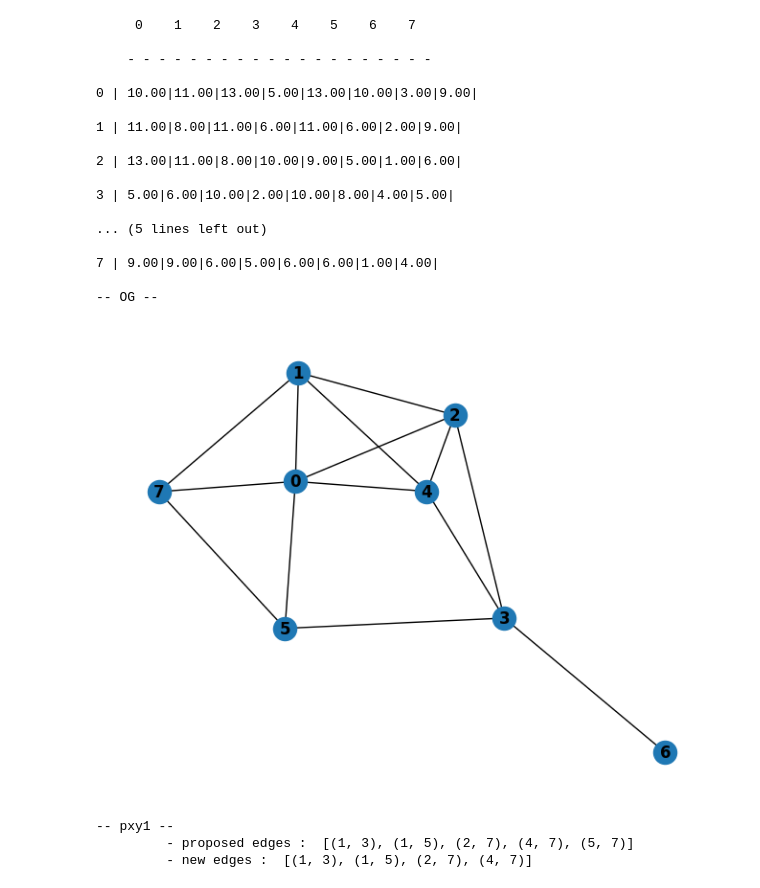
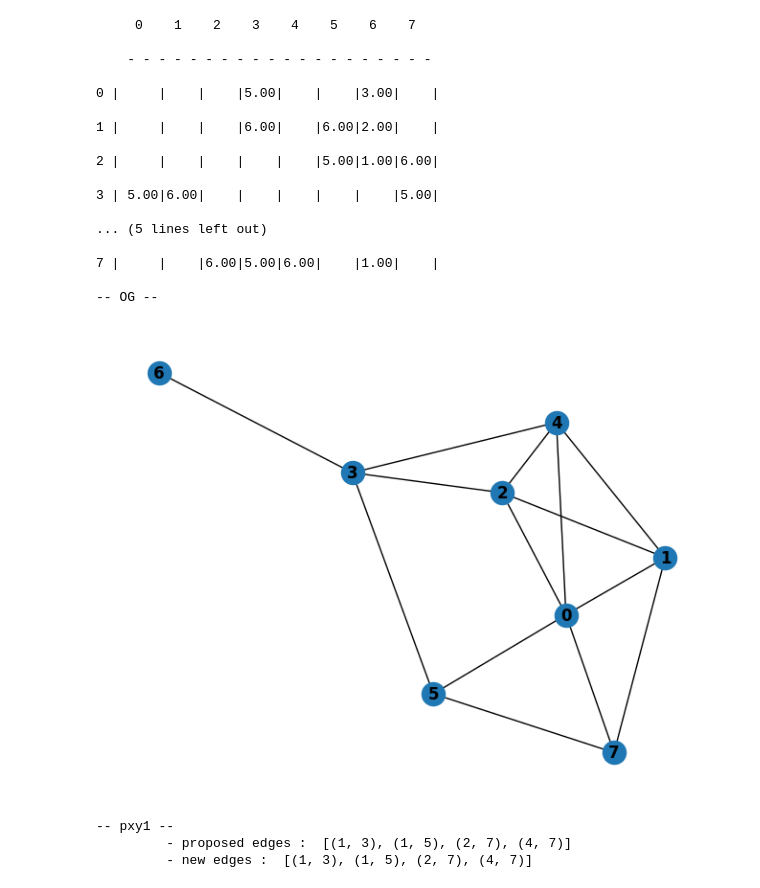
Before and after one commit to Ploenypp/PPI-L3, a Jupyter notebook: pxy.ipynb, the cells around one changed output. Drawn from its saved outputs; the diff is of its cells as text; code cells hidden in the pictures.

```diff
--- a/pxy.ipynb
+++ b/pxy.ipynb
@@ -71,29 +71,29 @@ g_func.graph(n2_list,pxy1.apply_method(n2_list,e2_list,pxy1.p1))
 # %%
 # GRAPH 3
-cn_ra_aa.print_scores(cn_ra_aa.scores_all(n3_list,e3_list,pxy1.p1))
+cn_ra_aa.print_scores(pxy1.scores_non_adj(n3_list,e3_list,pxy1.p1))
 print("-- OG --")
 g_func.graph(n3_list,e3_list)
 print("-- pxy1 --")
 g_func.graph(n3_list,pxy1.apply_method(n3_list,e3_list,pxy1.p1))
 # %% [output]
      0    1    2    3    4    5    6    7
 
     - - - - - - - - - - - - - - - - - - - -
 
-0 | 10.00|11.00|13.00|5.00|13.00|10.00|3.00|9.00|
+0 |     |    |    |5.00|    |    |3.00|    |
 
-1 | 11.00|8.00|11.00|6.00|11.00|6.00|2.00|9.00|
+1 |     |    |    |6.00|    |6.00|2.00|    |
 
-2 | 13.00|11.00|8.00|10.00|9.00|5.00|1.00|6.00|
+2 |     |    |    |    |    |5.00|1.00|6.00|
 
-3 | 5.00|6.00|10.00|2.00|10.00|8.00|4.00|5.00|
+3 | 5.00|6.00|    |    |    |    |    |5.00|
 
 ... (5 lines left out)
 
-7 | 9.00|9.00|6.00|5.00|6.00|6.00|1.00|4.00|
+7 |     |    |6.00|5.00|6.00|    |1.00|    |
 
 -- OG --
-[figure, old version]
+[figure, new version]
 -- pxy1 --
-         - proposed edges :  [(1, 3), (1, 5), (2, 7), (4, 7), (5, 7)]
+         - proposed edges :  [(1, 3), (1, 5), (2, 7), (4, 7)]
          - new edges :  [(1, 3), (1, 5), (2, 7), (4, 7)]
```
Also changed, not shown: parts of 3 cells of this notebook.
